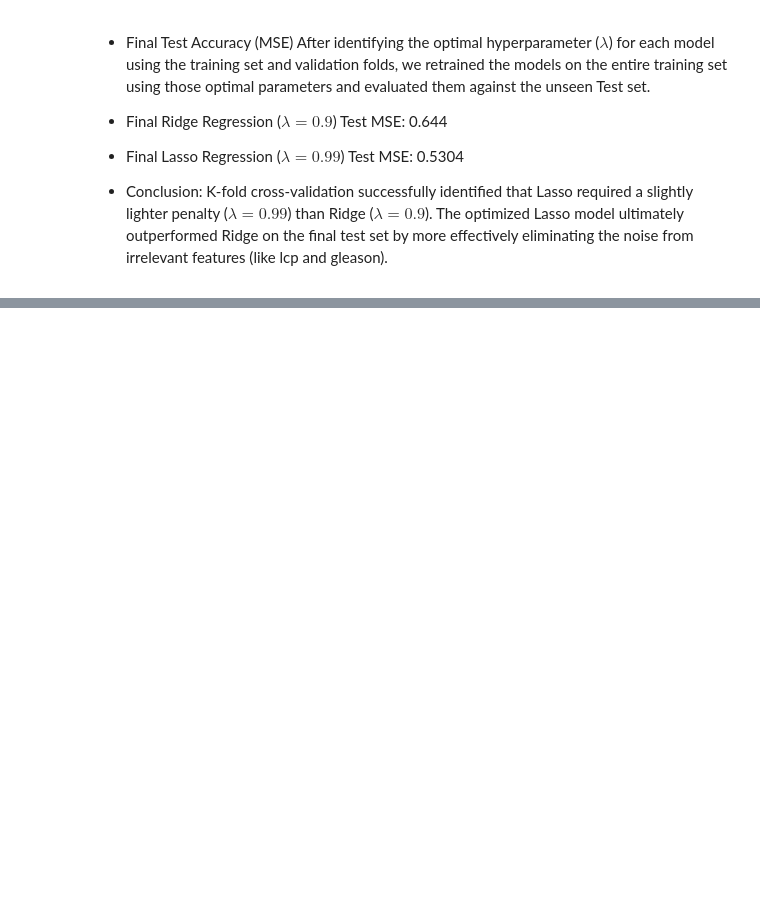
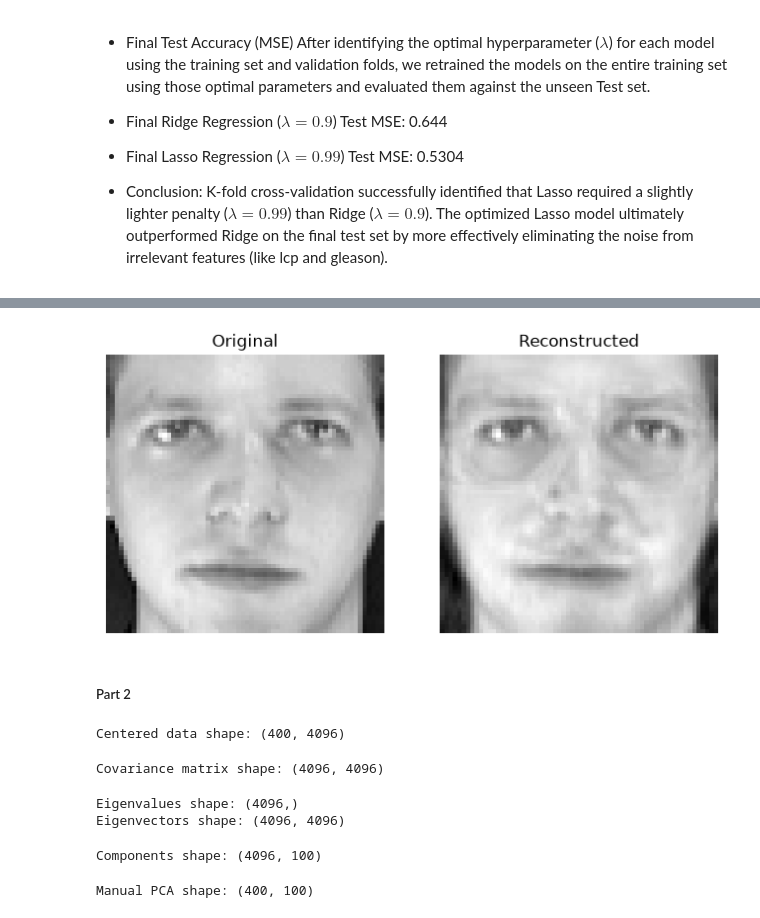
Before and after one commit to dilliram-code/mbust, a Jupyter notebook: Machine Learning by Suresh sir/Assignment_1.ipynb, the cells around one changed output, grey strips where cells are left out. Drawn from its saved outputs; the diff is of its cells as text; code cells hidden in the pictures; blank space fills up the shorter version.

```diff
--- a/Machine Learning by Suresh sir/Assignment_1.ipynb
+++ b/Machine Learning by Suresh sir/Assignment_1.ipynb
@@ -810,0 +955,54 @@ Lambda: 0.01 | Average Validation MSE: 1.4034
+# %%
+plt.figure(figsize=(8, 4))
+
+plt.subplot(1, 2, 1)
+plt.imshow(
+    X[0].reshape(64, 64),
+    cmap="gray"
+)
+plt.title("Original")
+plt.axis("off")
+
+plt.subplot(1, 2, 2)
+plt.imshow(
+    X_reconstructed[0].reshape(64, 64),
+    cmap="gray"
+)
+plt.title("Reconstructed")
+plt.axis("off")
+
+plt.show()
+# %% [output]
+[figure, added]
+# %% [markdown]
+##### Part 2
+# %%
+mean = np.mean(X, axis=0)
+X_centered = X - mean
+print("Centered data shape:",
+      X_centered.shape)
+# %% [output]
+Centered data shape: (400, 4096)
+# %%
+covariance_matrix = np.cov(
+    X_centered,
+    rowvar=False
+)
+
+print("Covariance matrix shape:",
+      covariance_matrix.shape)
+# %% [output]
+Covariance matrix shape: (4096, 4096)
+# %%
+eigenvalues, eigenvectors = np.linalg.eigh(
+    covariance_matrix
+)
+
+print("Eigenvalues shape:",
+      eigenvalues.shape)
+
+print("Eigenvectors shape:",
+      eigenvectors.shape)
+# %% [output]
+Eigenvalues shape: (4096,)
+Eigenvectors shape: (4096, 4096)
@@ -810,0 +1015,19 @@ Lambda: 0.01 | Average Validation MSE: 1.4034
+# %%
+n_components = 100
+
+components = eigenvectors[:, :n_components]
+
+print("Components shape:",
+      components.shape)
+# %% [output]
+Components shape: (4096, 100)
+# %%
+X_pca_manual = np.dot(
+    X_centered,
+    components
+)
+
+print("Manual PCA shape:",
+      X_pca_manual.shape)
+# %% [output]
+Manual PCA shape: (400, 100)
```
Also changed, not shown: parts of 21 cells of this notebook, 1 other file.
